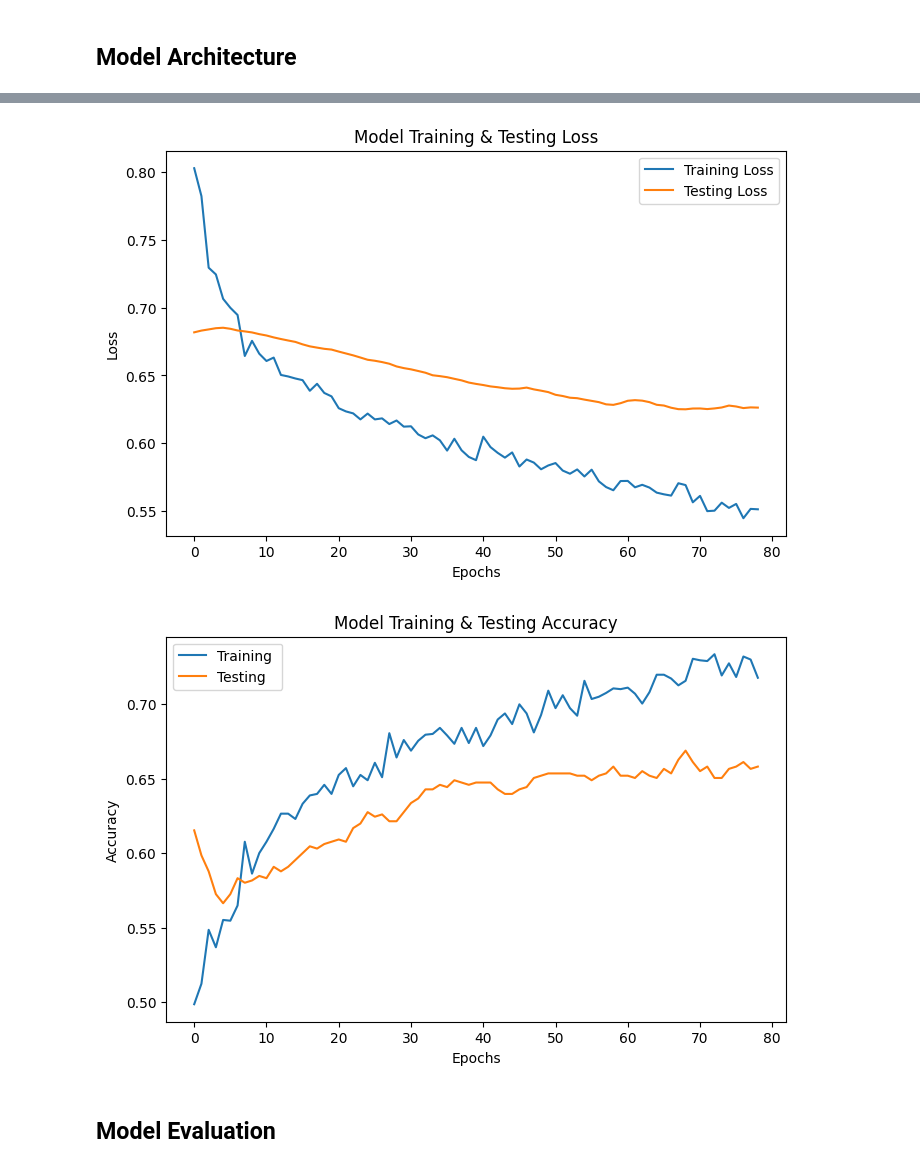
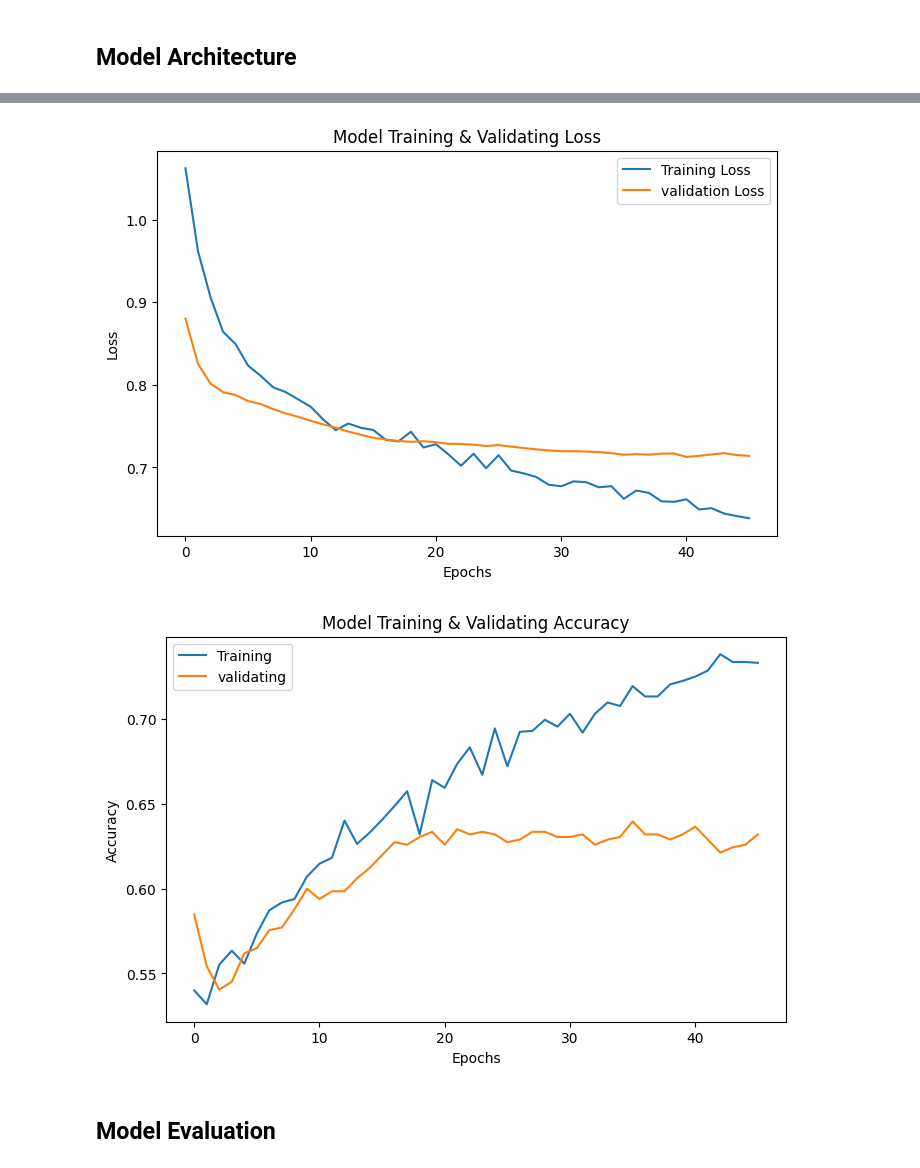
Before and after one commit to g-tumwesigye/water_quality_model_assignment, a Jupyter notebook: Water_Quality_Model.ipynb, the cells around one changed output, grey strips where cells are left out. Drawn from its saved outputs; the diff is of its cells as text; code cells hidden in the pictures.

```diff
--- a/Water_Quality_Model.ipynb
+++ b/Water_Quality_Model.ipynb
@@ -125,35 +134,39 @@ from sklearn.metrics import classification_report, f1_score, recall_score, preci
 # %%
 # Define the model
 model = tf.keras.Sequential([
-    tf.keras.layers.Dense(64, activation='relu', kernel_regularizer=l2(0.0001), input_shape=(X_train.shape[1],)),
+    tf.keras.layers.Dense(128, activation='relu', kernel_regularizer=l2(0.0002),
+                          kernel_initializer='he_normal', input_shape=(X_train.shape[1],)),
     tf.keras.layers.BatchNormalization(),
-    tf.keras.layers.Dense(32, activation='relu', kernel_regularizer=l2(0.0001)),
-    tf.keras.layers.Dropout(0.25),
+    tf.keras.layers.Dense(64, activation='relu', kernel_regularizer=l2(0.0002),
+                          kernel_initializer='he_normal'),
+    tf.keras.layers.BatchNormalization(),
+    tf.keras.layers.Dense(32, activation='relu', kernel_regularizer=l2(0.0002),
+                          kernel_initializer='he_normal'),
+    tf.keras.layers.Dropout(0.1),  # Reduced dropout for better learning retention
     tf.keras.layers.Dense(1, activation='sigmoid')
 ])
 # %%
 # Compile the model
-optimizer = tf.keras.optimizers.Adam(learning_rate=0.001)
-# Adam optimizer with learning rate 0.001
+optimizer = tf.keras.optimizers.Adam(learning_rate=0.0002)
+# Adam optimizer with learning rate 0.0002
 model.compile(optimizer=optimizer, loss='binary_crossentropy', metrics=['accuracy'])
 # Set EarlyStopping
-early_stopping = EarlyStopping(monitor='val_loss', patience=10, restore_best_weights=True)
+early_stopping = EarlyStopping(monitor='val_loss', patience=5, restore_best_weights=True)
 # %%
 from sklearn.utils.class_weight import compute_class_weight
-
-# Train the model
 
 # Compute class weights
 class_weights = compute_class_weight('balanced', classes=np.unique(Y_train), y=Y_train)
 
-# Create a dictionary mapping class labels to class weights
-class_weight_dict = dict(enumerate(class_weights))
+# Properly map class weights
+class_weight_dict = {0: class_weights[0], 1: class_weights[1] * 1.1}
 
+# Train the model
 history = model.fit(
     X_train, Y_train,
     validation_data=(X_val, Y_val),
-    epochs=200,
-    batch_size=512,
+    epochs=120,
+    batch_size=128,
     class_weight=class_weight_dict,
     callbacks=[early_stopping],
     verbose=1
@@ -180,26 +193,26 @@ Epoch 79/200
 # Training History: Loss over Epochs
 plt.figure(figsize=(8, 5))
 plt.plot(history.history["loss"], label="Training Loss")
-plt.plot(history.history["val_loss"], label="Testing Loss")
+plt.plot(history.history["val_loss"], label="validation Loss")
 plt.xlabel("Epochs")
 plt.ylabel("Loss")
-plt.title("Model Training & Testing Loss")
+plt.title("Model Training & Validating Loss")
 plt.legend()
 plt.show()
 # %% [output]
-[figure, old version]
+[figure, new version]
 # %%
 # Training History: Accuracy over Epochs
 plt.figure(figsize=(8, 5))
 plt.plot(history.history["accuracy"], label="Training ")
-plt.plot(history.history["val_accuracy"], label="Testing")
+plt.plot(history.history["val_accuracy"], label="validating")
 plt.xlabel("Epochs")
 plt.ylabel("Accuracy")
-plt.title("Model Training & Testing Accuracy")
+plt.title("Model Training & Validating Accuracy")
 plt.legend()
 plt.show()
 # %% [output]
-[figure, old version]
+[figure, new version]
 # %% [markdown]
 ## Model Evaluation
 # %%
```
Also changed, not shown: parts of 15 cells of this notebook.
